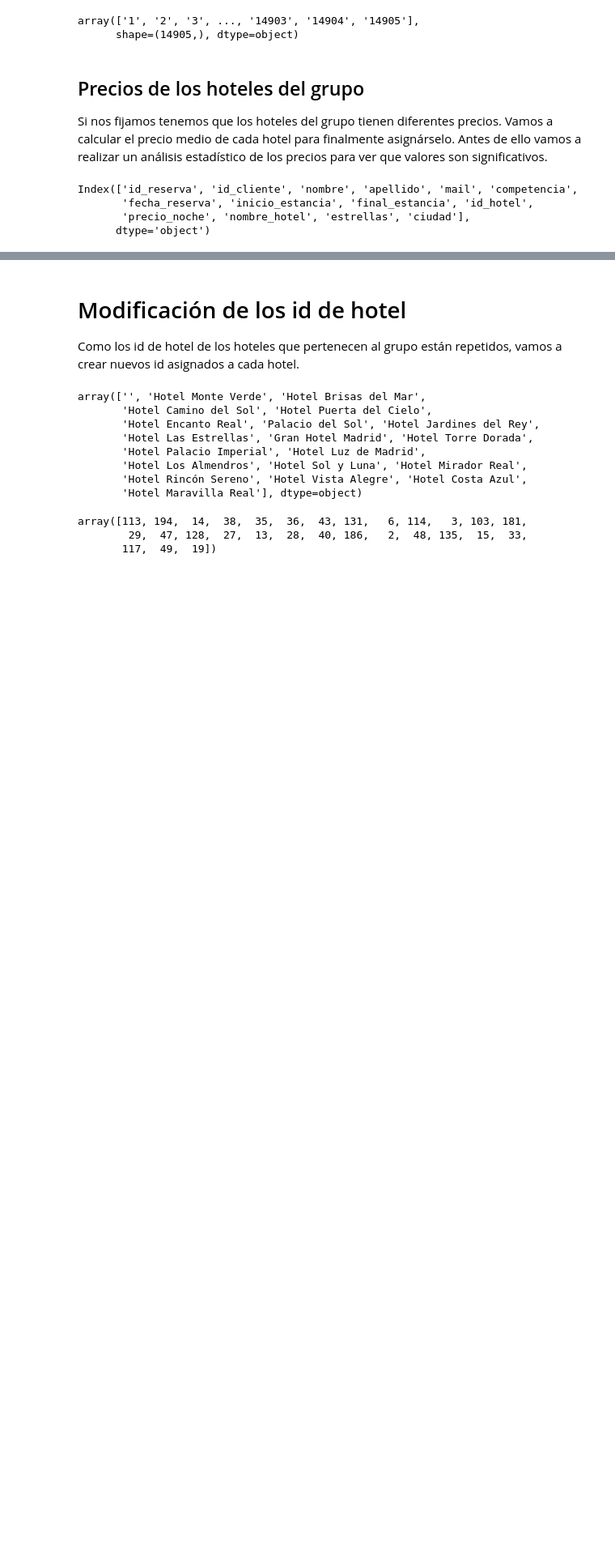
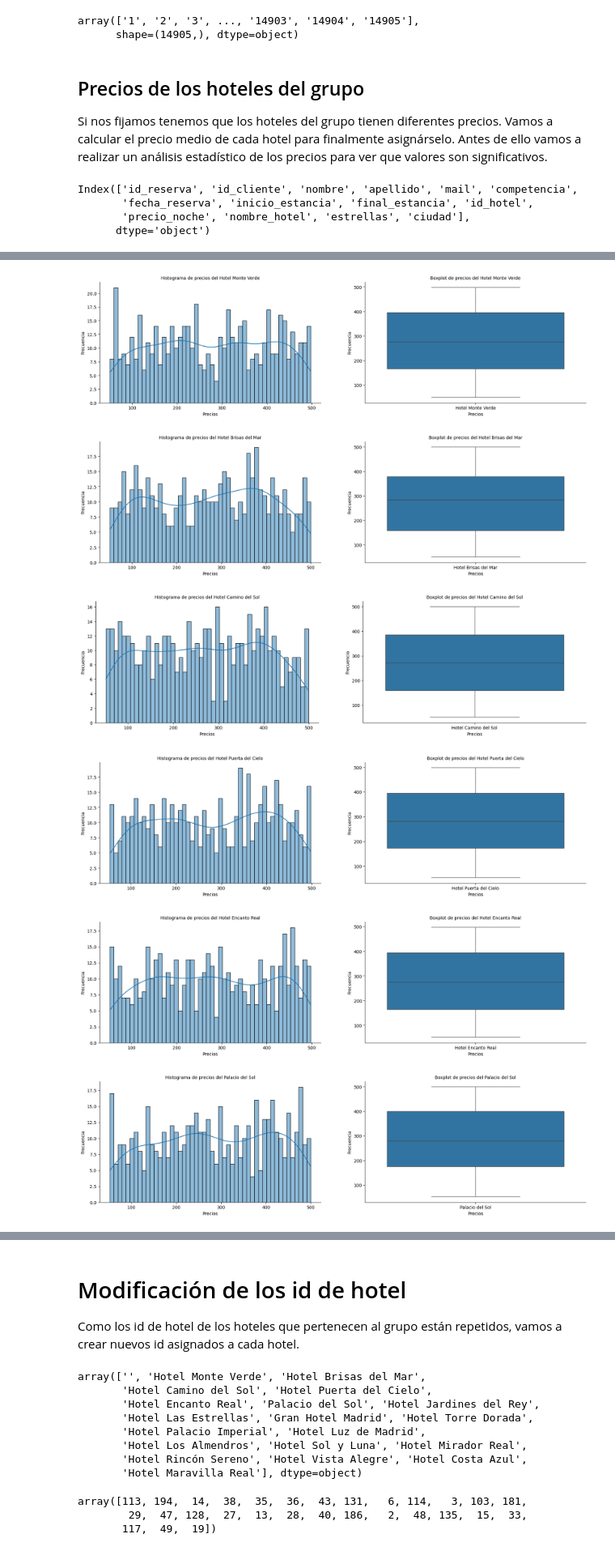
Before and after one commit to Gabijc/Proyecto_ETL_Hoteles, a Jupyter notebook: Notebooks/Analisis_inicial.ipynb, the cells around one changed output, grey strips where cells are left out. Shown at 81% size. Cells and saved outputs as stored; diff of their text form; code cells hidden in the pictures; blank space fills up the shorter version.

```diff
--- a/Notebooks/Analisis_inicial.ipynb
+++ b/Notebooks/Analisis_inicial.ipynb
@@ -513,0 +518,3 @@ hoteles_precio.groupby("nombre_hotel")["precio_noche"].describe() # es como pasa
+# %%
+df = hoteles_grupo[hoteles_grupo["nombre_hotel"] == "Gran Hotel Madrid"]
+df.head(2)
@@ -513,0 +525,3 @@ hoteles_precio.groupby("nombre_hotel")["precio_noche"].describe() # es como pasa
+# %%
+lista_graficos = hoteles_grupo.columns[10:12]
+lista_graficos
@@ -513,0 +530,3 @@ hoteles_precio.groupby("nombre_hotel")["precio_noche"].describe() # es como pasa
+# %%
+nombre_hoteles = hoteles_grupo["nombre_hotel"].unique()
+nombre_hoteles
@@ -513,0 +587,9 @@ hoteles_precio.groupby("nombre_hotel")["precio_noche"].describe() # es como pasa
+# %%
+graficos_estadisticos(hoteles_grupo, lista_graficos, nombre_hoteles)
+# %% [output]
+[figure, added]
+[figure, added]
+[figure, added]
+[figure, added]
+[figure, added]
+[figure, added]
```
Also changed, not shown: parts of 7 cells of this notebook, 1 other file.
